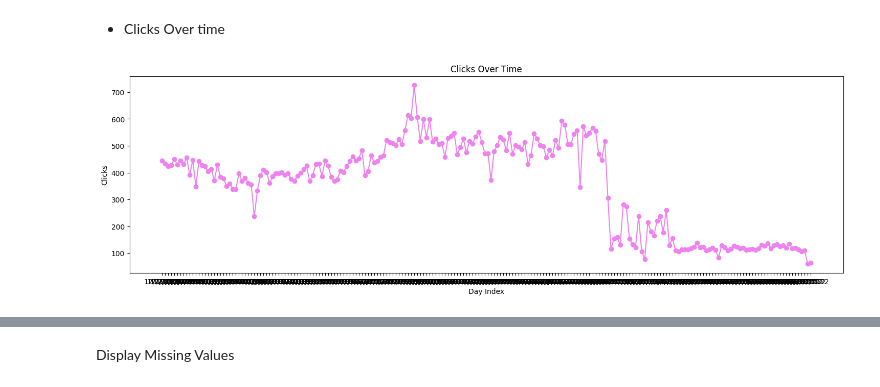
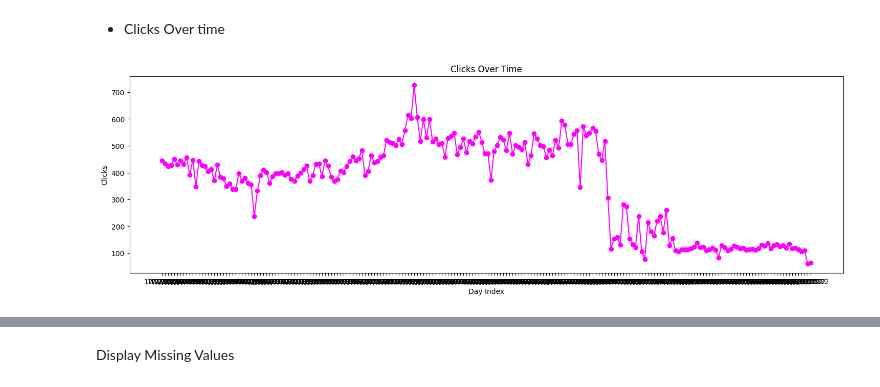
Before and after one commit to UdaySankarDe/UdaySankar-Infosys-Nov24, a Jupyter notebook: FutureCart.ipynb, the cells around one changed output, grey strips where cells are left out. Drawn from its saved outputs; the diff is of its cells as text; code cells hidden in the pictures.

```diff
--- a/FutureCart.ipynb
+++ b/FutureCart.ipynb
@@ -148,11 +175,11 @@ plt.show()
 # %%
 # Plot Clicks over time (Day Index)
 plt.figure(figsize=(18, 5))
-plt.plot(df['Day Index'], df['Clicks'], color='violet', marker='o', linestyle='-')
+plt.plot(df['Day Index'], df['Clicks'], color='magenta', marker='o', linestyle='-')
 plt.title('Clicks Over Time')
 plt.xlabel('Day Index')
 plt.ylabel('Clicks')
 plt.grid(False)
 plt.show()
 # %% [output]
-[figure, old version]
+[figure, new version]
```
Also changed, not shown: parts of 56 cells of this notebook.
